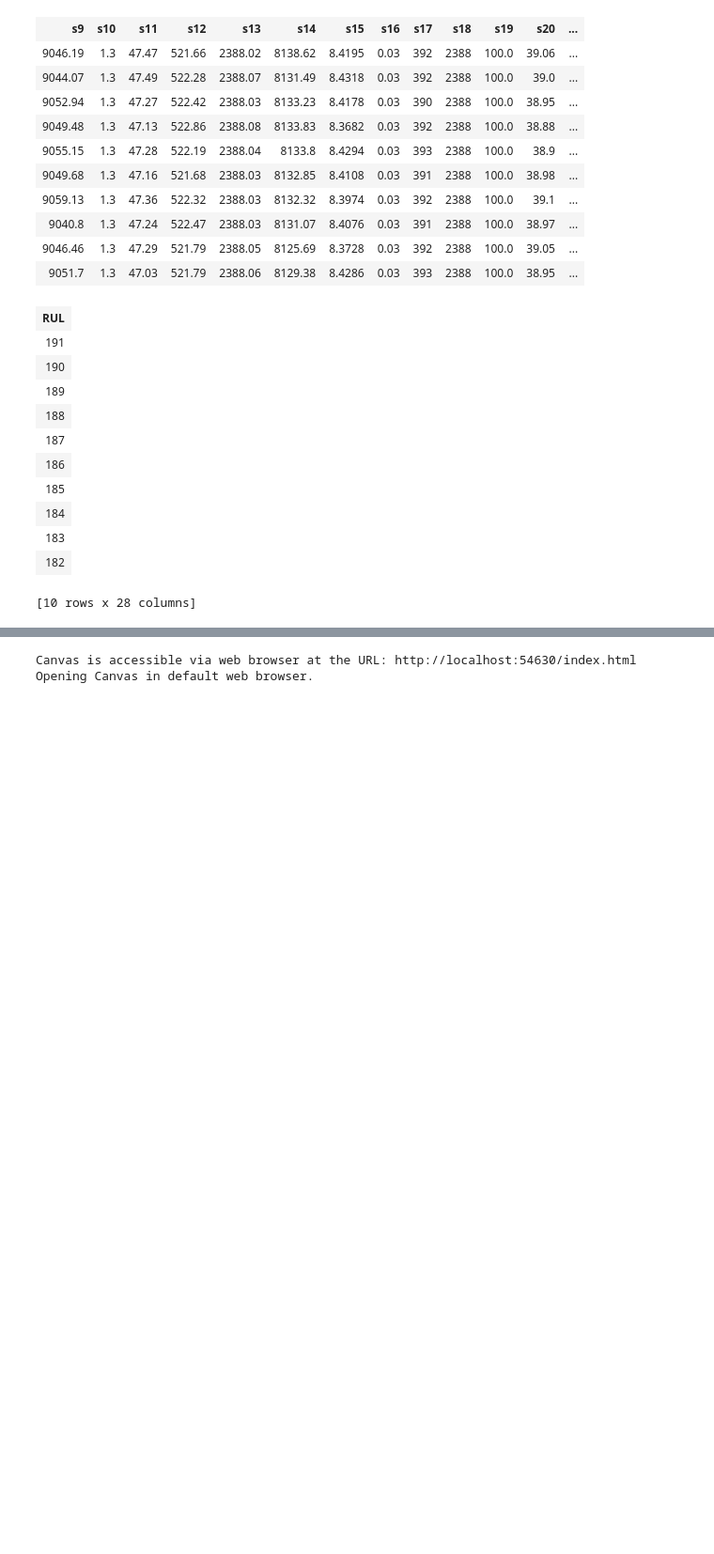
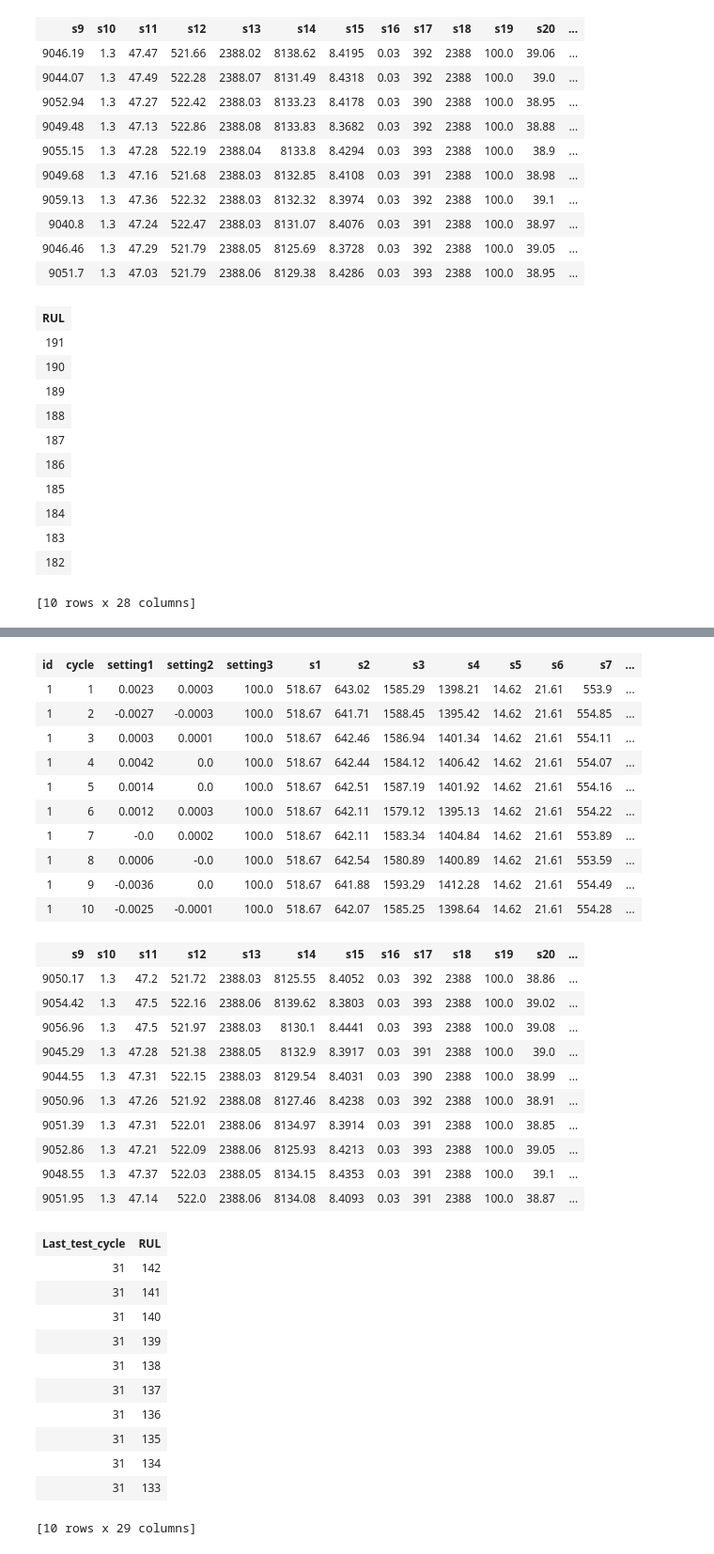
Before and after one commit to oluies/tedsds, a Jupyter notebook: Dato/tedsds_graphlab.ipynb, the cells around one changed output, grey strips where cells are left out. Shown at 94% size. Cells and saved outputs as stored; diff of their text form; code cells hidden in the pictures; blank space fills up the shorter version.

```diff
--- a/Dato/tedsds_graphlab.ipynb
+++ b/Dato/tedsds_graphlab.ipynb
@@ -7,16 +14,16 @@ import graphlab as gl
 # %%
-train_data=gl.SFrame.read_csv('train_FD001.txt',delimiter=' ' ,header=False)
-train_data.append(gl.SFrame.read_csv('train_FD002.txt',delimiter=' ' ,header=False))
-train_data.append(gl.SFrame.read_csv('train_FD003.txt',delimiter=' ' ,header=False))
-train_data.append(gl.SFrame.read_csv('train_FD004.txt',delimiter=' ' ,header=False))
+train_data=gl.SFrame.read_csv('../data/train_FD001.txt.gz',delimiter=' ' ,header=False)
+train_data.append(gl.SFrame.read_csv('../data/train_FD002.txt.gz',delimiter=' ' ,header=False))
+train_data.append(gl.SFrame.read_csv('../data/train_FD003.txt.gz',delimiter=' ' ,header=False))
+train_data.append(gl.SFrame.read_csv('../data/train_FD004.txt.gz',delimiter=' ' ,header=False))
 
-test_data=gl.SFrame.read_csv('test_FD001.txt',delimiter=' ' ,header=False)
-test_data.append(gl.SFrame.read_csv('test_FD002.txt',delimiter=' ' ,header=False))
-test_data.append(gl.SFrame.read_csv('test_FD003.txt',delimiter=' ' ,header=False))
-test_data.append(gl.SFrame.read_csv('test_FD004.txt',delimiter=' ' ,header=False))
+test_data=gl.SFrame.read_csv('../data/test_FD001.txt.gz',delimiter=' ' ,header=False)
+test_data.append(gl.SFrame.read_csv('../data/test_FD002.txt.gz',delimiter=' ' ,header=False))
+test_data.append(gl.SFrame.read_csv('../data/test_FD003.txt.gz',delimiter=' ' ,header=False))
+test_data.append(gl.SFrame.read_csv('../data/test_FD004.txt.gz',delimiter=' ' ,header=False))
 
-Truth=gl.SFrame.read_csv('RUL_FD001.txt',delimiter=' ' ,header=False)
-Truth.append(gl.SFrame.read_csv('RUL_FD002.txt',delimiter=' ' ,header=False))
-Truth.append(gl.SFrame.read_csv('RUL_FD003.txt',delimiter=' ' ,header=False))
-Truth.append(gl.SFrame.read_csv('RUL_FD004.txt',delimiter=' ' ,header=False))
+Truth=gl.SFrame.read_csv('../data/RUL_FD001.txt.gz',delimiter=' ' ,header=False)
+Truth.append(gl.SFrame.read_csv('../data/RUL_FD002.txt.gz',delimiter=' ' ,header=False))
+Truth.append(gl.SFrame.read_csv('../data/RUL_FD003.txt.gz',delimiter=' ' ,header=False))
+Truth.append(gl.SFrame.read_csv('../data/RUL_FD004.txt.gz',delimiter=' ' ,header=False))
 # %% [output]
@@ -152,12 +177,51 @@ We join this information to the test table and then calculate the RUL for each e
 # %%
-Truth['id']=range(1,len(Truth)+1)
-test_data=test_data.join(Truth)
 
-last_test_cycle=test_data.groupby('id',operations={'Last_test_cycle' : gl.aggregate.MAX('cycle')})
-test_data=test_data.join(last_test_cycle)
-test_data['RUL']=test_data.apply(lambda x: x['RUL_maxcycle']-x['cycle']+x['Last_test_cycle'])
+Truth['id']=range(1,len(Truth)+1)  #Re-create the engine ID for the data from the "Truth" file.
+test_data=test_data.join(Truth)    #Add this data as a new column to the SFrame
 
-test_data.show()
+last_test_cycle=test_data.groupby('id',operations={'Last_test_cycle' : gl.aggregate.MAX('cycle')}) #Find the last test cycle for each engine
+test_data=test_data.join(last_test_cycle) #Add this as a new column to the SFrame
+
+#The RUL at each cycle is the RUL at the end of the test + how many cycles before end of the test.
+test_data['RUL']=test_data.apply(lambda x: x['RUL_maxcycle']+(x['Last_test_cycle']-x['cycle']))
+
+#Optionally remove unnessary columns
+#test_data.remove_column('RUL_maxcycle')
+#test_data.remove_column('Last_test_cycle')
+
+test_data.head() #View the data
 # %% [output]
+| id | cycle | setting1 | setting2 | setting3 | s1 | s2 | s3 | s4 | s5 | s6 | s7 | ... |
+| 1 | 1 | 0.0023 | 0.0003 | 100.0 | 518.67 | 643.02 | 1585.29 | 1398.21 | 14.62 | 21.61 | 553.9 | ... |
+| 1 | 2 | -0.0027 | -0.0003 | 100.0 | 518.67 | 641.71 | 1588.45 | 1395.42 | 14.62 | 21.61 | 554.85 | ... |
+| 1 | 3 | 0.0003 | 0.0001 | 100.0 | 518.67 | 642.46 | 1586.94 | 1401.34 | 14.62 | 21.61 | 554.11 | ... |
+| 1 | 4 | 0.0042 | 0.0 | 100.0 | 518.67 | 642.44 | 1584.12 | 1406.42 | 14.62 | 21.61 | 554.07 | ... |
+| 1 | 5 | 0.0014 | 0.0 | 100.0 | 518.67 | 642.51 | 1587.19 | 1401.92 | 14.62 | 21.61 | 554.16 | ... |
+| 1 | 6 | 0.0012 | 0.0003 | 100.0 | 518.67 | 642.11 | 1579.12 | 1395.13 | 14.62 | 21.61 | 554.22 | ... |
+| 1 | 7 | -0.0 | 0.0002 | 100.0 | 518.67 | 642.11 | 1583.34 | 1404.84 | 14.62 | 21.61 | 553.89 | ... |
+| 1 | 8 | 0.0006 | -0.0 | 100.0 | 518.67 | 642.54 | 1580.89 | 1400.89 | 14.62 | 21.61 | 553.59 | ... |
+| 1 | 9 | -0.0036 | 0.0 | 100.0 | 518.67 | 641.88 | 1593.29 | 1412.28 | 14.62 | 21.61 | 554.49 | ... |
+| 1 | 10 | -0.0025 | -0.0001 | 100.0 | 518.67 | 642.07 | 1585.25 | 1398.64 | 14.62 | 21.61 | 554.28 | ... |
+| s9 | s10 | s11 | s12 | s13 | s14 | s15 | s16 | s17 | s18 | s19 | s20 | ... |
+| 9050.17 | 1.3 | 47.2 | 521.72 | 2388.03 | 8125.55 | 8.4052 | 0.03 | 392 | 2388 | 100.0 | 38.86 | ... |
+| 9054.42 | 1.3 | 47.5 | 522.16 | 2388.06 | 8139.62 | 8.3803 | 0.03 | 393 | 2388 | 100.0 | 39.02 | ... |
+| 9056.96 | 1.3 | 47.5 | 521.97 | 2388.03 | 8130.1 | 8.4441 | 0.03 | 393 | 2388 | 100.0 | 39.08 | ... |
+| 9045.29 | 1.3 | 47.28 | 521.38 | 2388.05 | 8132.9 | 8.3917 | 0.03 | 391 | 2388 | 100.0 | 39.0 | ... |
+| 9044.55 | 1.3 | 47.31 | 522.15 | 2388.03 | 8129.54 | 8.4031 | 0.03 | 390 | 2388 | 100.0 | 38.99 | ... |
+| 9050.96 | 1.3 | 47.26 | 521.92 | 2388.08 | 8127.46 | 8.4238 | 0.03 | 392 | 2388 | 100.0 | 38.91 | ... |
+| 9051.39 | 1.3 | 47.31 | 522.01 | 2388.06 | 8134.97 | 8.3914 | 0.03 | 391 | 2388 | 100.0 | 38.85 | ... |
+| 9052.86 | 1.3 | 47.21 | 522.09 | 2388.06 | 8125.93 | 8.4213 | 0.03 | 393 | 2388 | 100.0 | 39.05 | ... |
+| 9048.55 | 1.3 | 47.37 | 522.03 | 2388.05 | 8134.15 | 8.4353 | 0.03 | 391 | 2388 | 100.0 | 39.1 | ... |
+| 9051.95 | 1.3 | 47.14 | 522.0 | 2388.06 | 8134.08 | 8.4093 | 0.03 | 391 | 2388 | 100.0 | 38.87 | ... |
+| Last_test_cycle | RUL |
+| 31 | 142 |
+| 31 | 141 |
+| 31 | 140 |
+| 31 | 139 |
+| 31 | 138 |
+| 31 | 137 |
+| 31 | 136 |
+| 31 | 135 |
+| 31 | 134 |
+| 31 | 133 |
-Canvas is accessible via web browser at the URL: http://localhost:54630/index.html
-Opening Canvas in default web browser.
+[10 rows x 29 columns]
```
Also changed, not shown: parts of 68 cells of this notebook.
